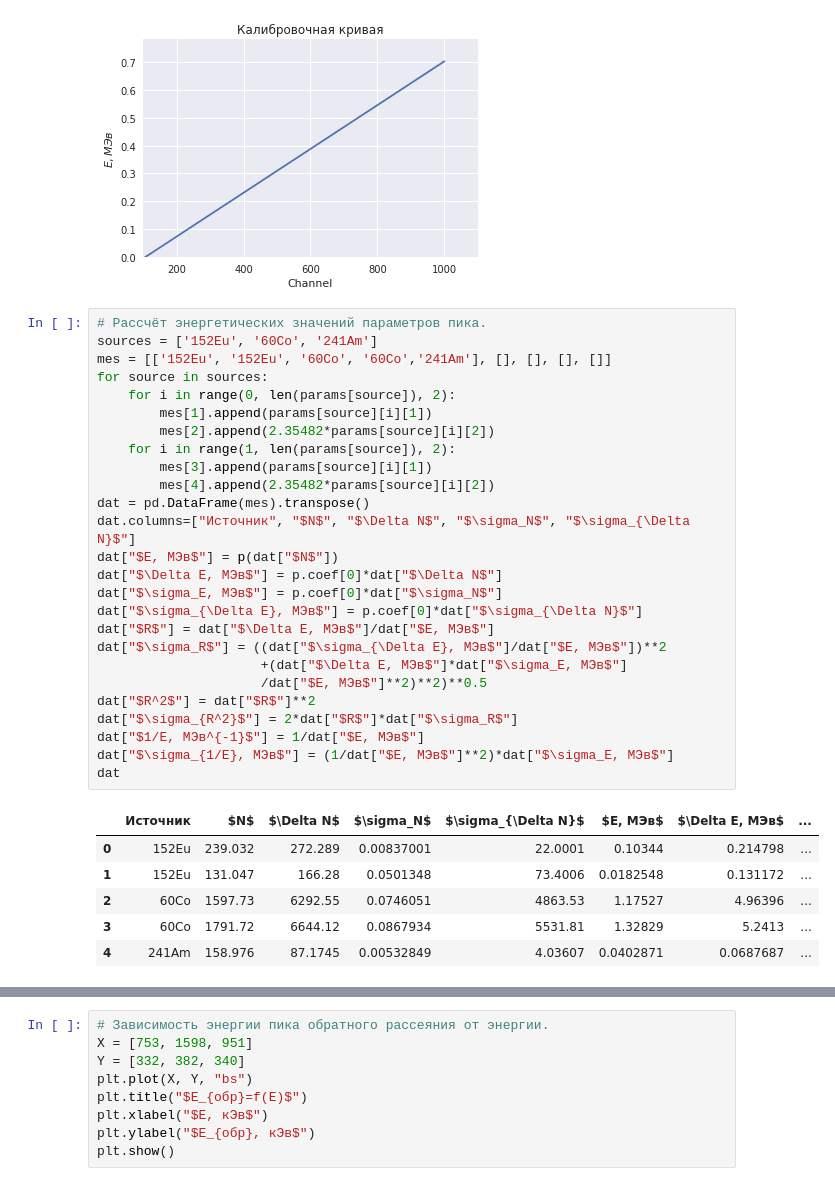
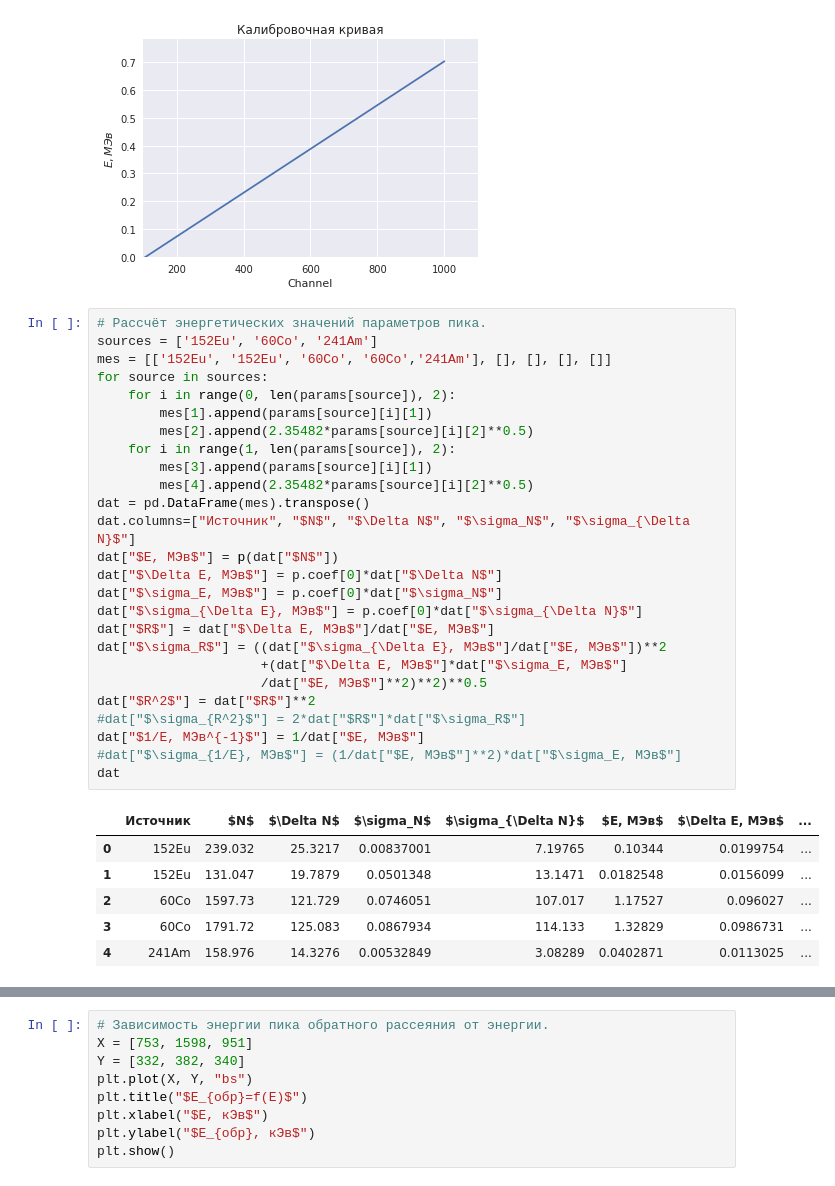
Before and after one commit to stdereka/phys_lab, a Jupyter notebook: 5.5/lab5.5.ipynb, the cells around one changed output, grey strips where cells are left out. Saved outputs shown, nothing was run; the diff lists cells and outputs as text.

```diff
--- a/5.5/lab5.5.ipynb
+++ b/5.5/lab5.5.ipynb
@@ -152,36 +152,36 @@ plt.show()
 # %%
 # Рассчёт энергетических значений параметров пика.
 sources = ['152Eu', '60Co', '241Am']
 mes = [['152Eu', '152Eu', '60Co', '60Co','241Am'], [], [], [], []]
 for source in sources:
     for i in range(0, len(params[source]), 2):
         mes[1].append(params[source][i][1])
-        mes[2].append(2.35482*params[source][i][2])
+        mes[2].append(2.35482*params[source][i][2]**0.5)
     for i in range(1, len(params[source]), 2):
         mes[3].append(params[source][i][1])
-        mes[4].append(2.35482*params[source][i][2])
+        mes[4].append(2.35482*params[source][i][2]**0.5)
 dat = pd.DataFrame(mes).transpose()
 dat.columns=["Источник", "$N$", "$\Delta N$", "$\sigma_N$", "$\sigma_{\Delta N}$"]
 dat["$E, МЭв$"] = p(dat["$N$"])
 dat["$\Delta E, МЭв$"] = p.coef[0]*dat["$\Delta N$"]
 dat["$\sigma_E, МЭв$"] = p.coef[0]*dat["$\sigma_N$"]
 dat["$\sigma_{\Delta E}, МЭв$"] = p.coef[0]*dat["$\sigma_{\Delta N}$"]
 dat["$R$"] = dat["$\Delta E, МЭв$"]/dat["$E, МЭв$"]
 dat["$\sigma_R$"] = ((dat["$\sigma_{\Delta E}, МЭв$"]/dat["$E, МЭв$"])**2
                      +(dat["$\Delta E, МЭв$"]*dat["$\sigma_E, МЭв$"]
                      /dat["$E, МЭв$"]**2)**2)**0.5
 dat["$R^2$"] = dat["$R$"]**2
-dat["$\sigma_{R^2}$"] = 2*dat["$R$"]*dat["$\sigma_R$"]
+#dat["$\sigma_{R^2}$"] = 2*dat["$R$"]*dat["$\sigma_R$"]
 dat["$1/E, МЭв^{-1}$"] = 1/dat["$E, МЭв$"]
-dat["$\sigma_{1/E}, МЭв$"] = (1/dat["$E, МЭв$"]**2)*dat["$\sigma_E, МЭв$"]
+#dat["$\sigma_{1/E}, МЭв$"] = (1/dat["$E, МЭв$"]**2)*dat["$\sigma_E, МЭв$"]
 dat
 # %% [output]
 |  | Источник | $N$ | $\Delta N$ | $\sigma_N$ | $\sigma_{\Delta N}$ | $E, МЭв$ | $\Delta E, МЭв$ | ... |
-| 0 | 152Eu | 239.032 | 272.289 | 0.00837001 | 22.0001 | 0.10344 | 0.214798 | ... |
-| 1 | 152Eu | 131.047 | 166.28 | 0.0501348 | 73.4006 | 0.0182548 | 0.131172 | ... |
-| 2 | 60Co | 1597.73 | 6292.55 | 0.0746051 | 4863.53 | 1.17527 | 4.96396 | ... |
-| 3 | 60Co | 1791.72 | 6644.12 | 0.0867934 | 5531.81 | 1.32829 | 5.2413 | ... |
-| 4 | 241Am | 158.976 | 87.1745 | 0.00532849 | 4.03607 | 0.0402871 | 0.0687687 | ... |
+| 0 | 152Eu | 239.032 | 25.3217 | 0.00837001 | 7.19765 | 0.10344 | 0.0199754 | ... |
+| 1 | 152Eu | 131.047 | 19.7879 | 0.0501348 | 13.1471 | 0.0182548 | 0.0156099 | ... |
+| 2 | 60Co | 1597.73 | 121.729 | 0.0746051 | 107.017 | 1.17527 | 0.096027 | ... |
+| 3 | 60Co | 1791.72 | 125.083 | 0.0867934 | 114.133 | 1.32829 | 0.0986731 | ... |
+| 4 | 241Am | 158.976 | 14.3276 | 0.00532849 | 3.08289 | 0.0402871 | 0.0113025 | ... |
 # %%
 # Связь энергетического разрешения спектрометра и энергии.
 X = dat["$1/E, МЭв^{-1}$"].sort_values().astype("float32")
```
Also changed, not shown: parts of 3 cells of this notebook, 5 other files.
